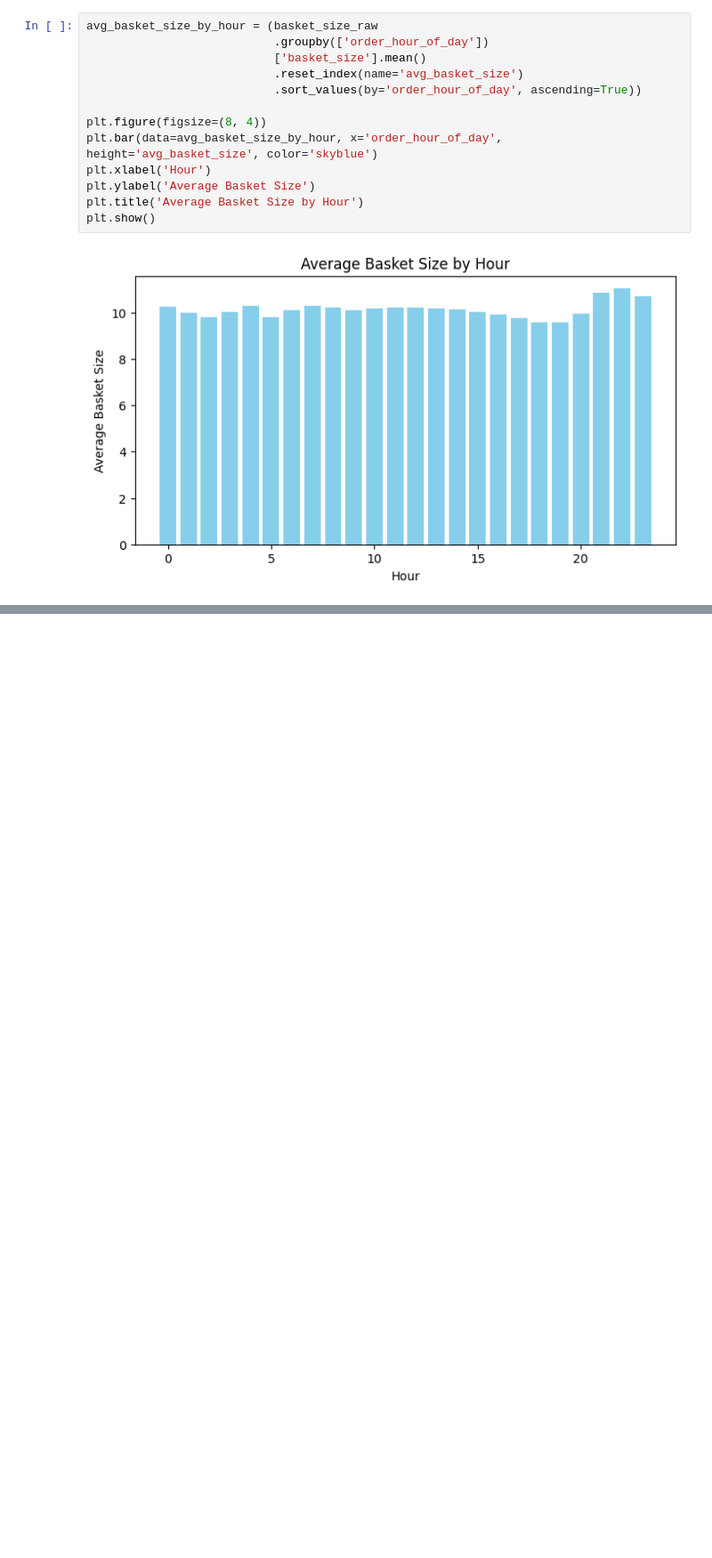
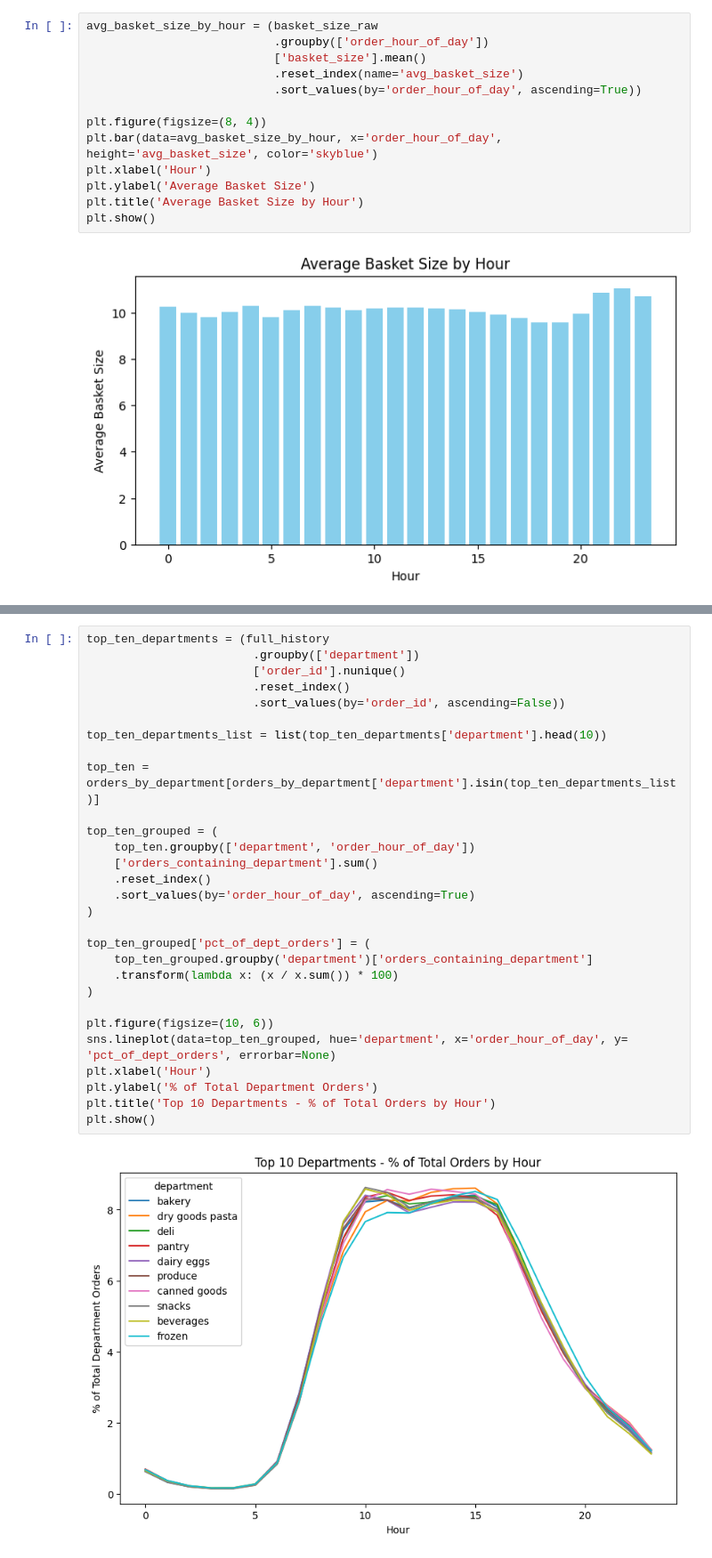
Before and after one commit to shawnho-368/instacart_market_basket, a Jupyter notebook: notebook/instacart.ipynb, the cells around one changed output, grey strips where cells are left out. Shown at 89% size. Cells and saved outputs as stored; diff of their text form; blank space fills up the shorter version.

```diff
--- a/notebook/instacart.ipynb
+++ b/notebook/instacart.ipynb
@@ -332,0 +336,31 @@ plt.show()
+# %%
+top_ten_departments = (full_history
+                        .groupby(['department'])
+                        ['order_id'].nunique()
+                        .reset_index()
+                        .sort_values(by='order_id', ascending=False))
+
+top_ten_departments_list = list(top_ten_departments['department'].head(10))
+
+top_ten = orders_by_department[orders_by_department['department'].isin(top_ten_departments_list)]
+
+top_ten_grouped = (
+    top_ten.groupby(['department', 'order_hour_of_day'])
+    ['orders_containing_department'].sum()
+    .reset_index()
+    .sort_values(by='order_hour_of_day', ascending=True)
+)
+
+top_ten_grouped['pct_of_dept_orders'] = (
+    top_ten_grouped.groupby('department')['orders_containing_department']
+    .transform(lambda x: (x / x.sum()) * 100)
+)
+
+plt.figure(figsize=(10, 6))
+sns.lineplot(data=top_ten_grouped, hue='department', x='order_hour_of_day', y= 'pct_of_dept_orders', errorbar=None)
+plt.xlabel('Hour')
+plt.ylabel('% of Total Department Orders')
+plt.title('Top 10 Departments - % of Total Orders by Hour')
+plt.show()
+# %% [output]
+[figure, added]
```
Also changed, not shown: parts of 5 cells of this notebook.
